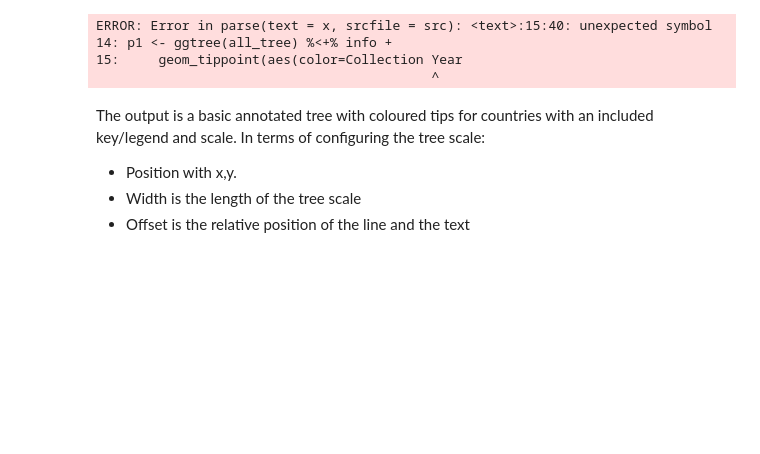
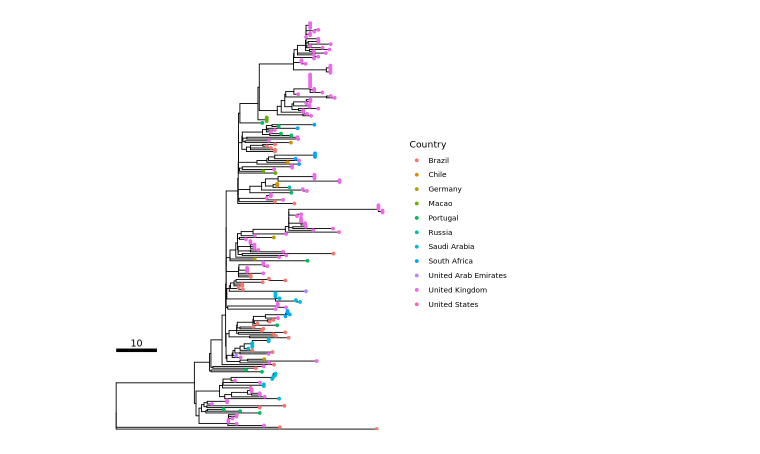
Before and after one commit to quadram-institute-bioscience/datasciencegroup, a Jupyter notebook: 1_phylogenetic_trees/data_science_1_makingtrees.ipynb, the cells around one changed output. Drawn from its saved outputs; the diff is of its cells as text; code cells hidden in the pictures; blank space fills up the shorter version.

```diff
--- a/1_phylogenetic_trees/data_science_1_makingtrees.ipynb
+++ b/1_phylogenetic_trees/data_science_1_makingtrees.ipynb
@@ -29,32 +29,18 @@ download.file("https://www.happykhan.com/example_data/minne.06.22.tsv", "minne.0
 # %%
 options(repr.plot.width=7, repr.plot.height=7) ; par(oma=c(0,0,0,0)) # Change height/width to rescale your figure
 
 # Load in metadata, it is tab delimited hence we use `sep`
 info <- read.csv("minne.06.22.tsv", sep="\t", header=TRUE)
 
 # Load in the newick file
 all_tree <- read.tree("minne.06.22.nwk")
 all_tree <- root(all_tree, 'SAL_AB9236AA_AS') # This is an outgroup I picked for the tree.
 
-# Just shrinking some long branches so it's clearer
-# Don't distort your actual data this way without good reason.
-all_tree$edge.length[all_tree$edge.length  > 100  ]  <- 100
-
 p1 <- ggtree(all_tree) %<+% info +
-    geom_tippoint(aes(color=Collection Year)) + # Colour code the tips with country
+    geom_tippoint(aes(color=Country)) + # Colour code the tips with country
     # Adding in a scale
     geom_treescale(x=0, y=45, fontsize=4, linesize=2, offset=2, width=10)
 
 plot(p1)
 # %% [output]
-ERROR: Error in parse(text = x, srcfile = src): <text>:15:40: unexpected symbol
-14: p1 <- ggtree(all_tree) %<+% info +
-15:     geom_tippoint(aes(color=Collection Year
-                                           ^
+[figure, added]
-# %% [markdown]
-The output is a basic annotated tree with coloured tips for countries with an included key/legend and scale.
-In terms of configuring the tree scale:
-
-* Position with x,y.
-* Width is the length of the tree scale
-* Offset is the relative position of the line and the text
```
Also changed, not shown: parts of 10 cells of this notebook.
